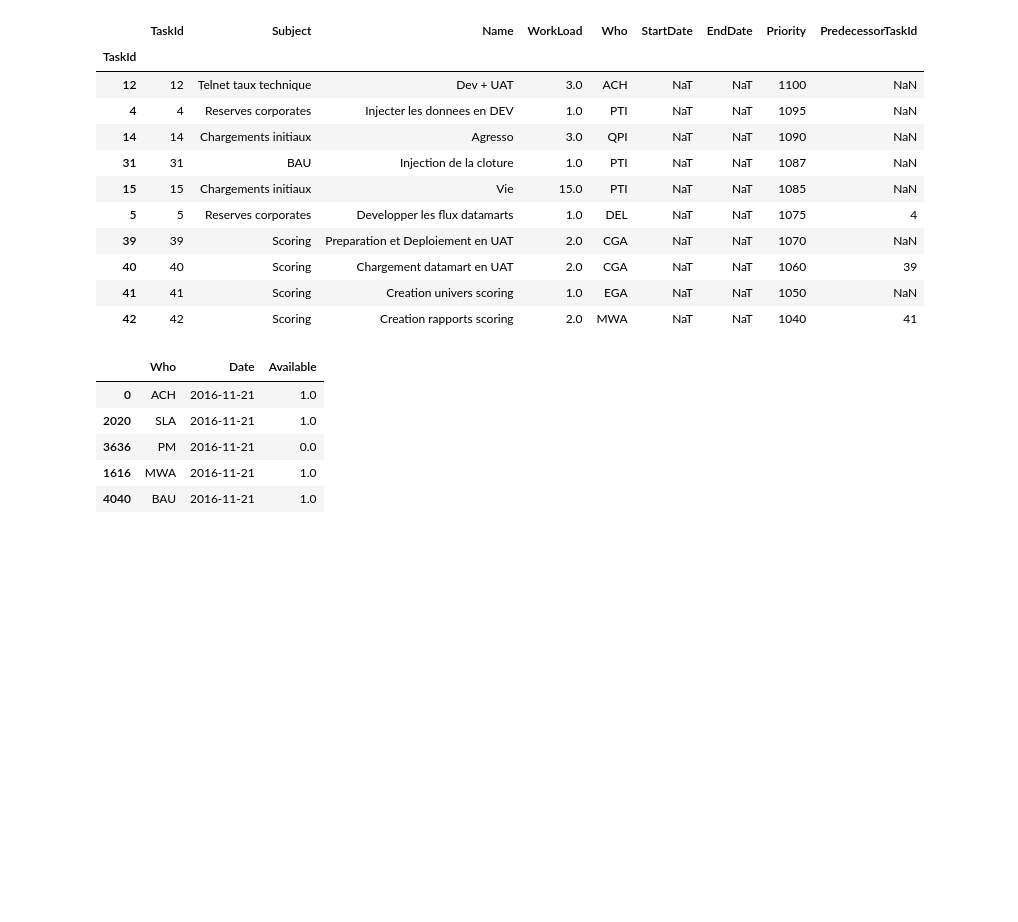
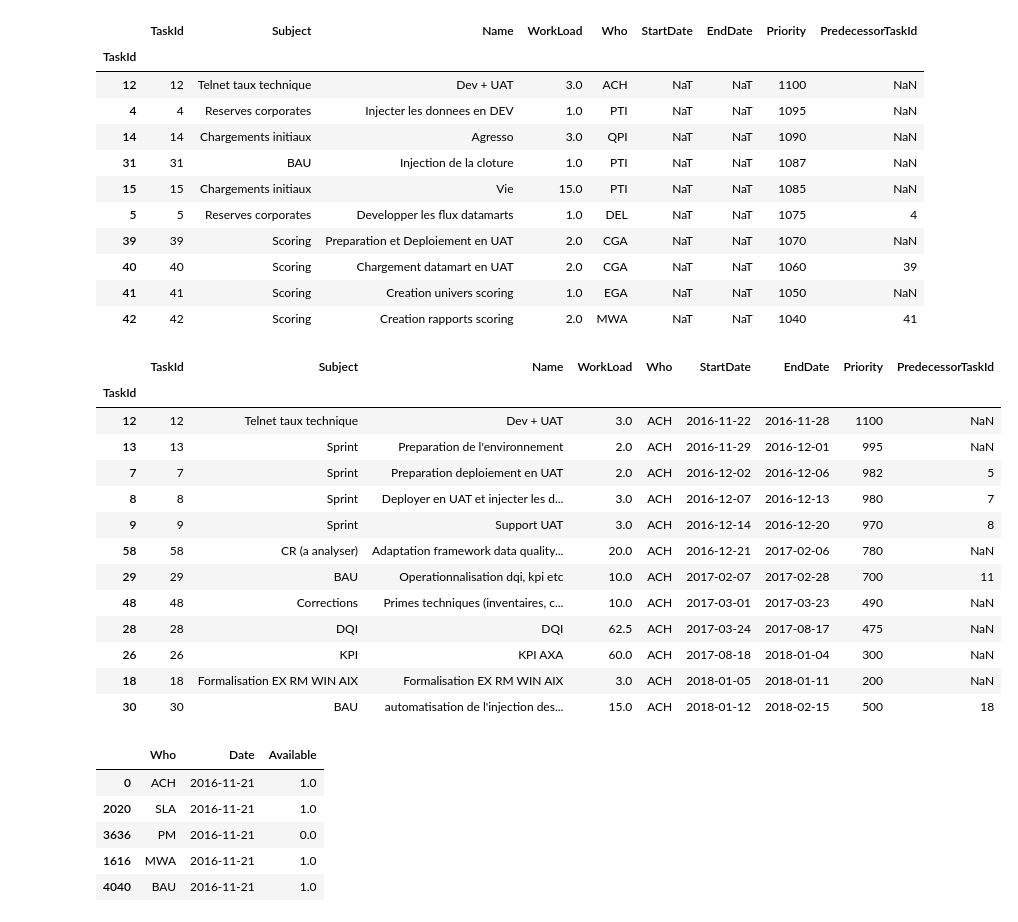
Before and after one commit to chris87DS/ProjectManagement, a Jupyter notebook: ProjectManagementTool.ipynb, the cells around one changed output. Drawn from its saved outputs; the diff is of its cells as text; code cells hidden in the pictures; blank space fills up the shorter version.

Commit message:
Data is good Added a gant by subject

```diff
--- a/ProjectManagementTool.ipynb
+++ b/ProjectManagementTool.ipynb
@@ -156,6 +156,9 @@ def ComputeOccupation(avail,tasks):
         2.3 Take the max between both
         2.4 Compute the end date, set it and the occupation matrix
     '''
+
+    lastEndDates = pd.Series(data=np.empty(len(_avail.Who.unique())),index=_avail.Who.unique())
+    lastEndDates[:]=_ProjectStartDate
     orderedTasks = OrderTasksByPriorityAndPredecessor(tasks)
     for currtask in orderedTasks.itertuples():
         #print 'The current task is : %s' %(currtask.Index)
@@ -176,11 +179,13 @@ def ComputeOccupation(avail,tasks):
             predecessorTaskEndDate=predecessorTask.EndDate
             if pd.isnull(predecessorTaskEndDate):
                 raise Exception('Couldn''t find the end date of the predecessor task',currtask.TaskId)
-        latestDate = max(predecessorTaskEndDate,previousEndDate)
+        latestDate = max(predecessorTaskEndDate,previousEndDate,lastEndDates[currtask.Who])
 
         #The task start the next day of the previous
         orderedTasks.loc[currtask.Index,'StartDate']=latestDate+_1DayTimeDelta
-        orderedTasks.loc[currtask.Index,'EndDate'] = ComputeEndDate(avail,orderedTasks.loc[currtask.Index])
+        foundEndDate=ComputeEndDate(avail,orderedTasks.loc[currtask.Index])
+        orderedTasks.loc[currtask.Index,'EndDate'] = foundEndDate
+        lastEndDates[currtask.Who]=foundEndDate
         '''print 'Dates from %s to %s '%(orderedTasks.loc[currtask.Index,'StartDate'],\
                                       orderedTasks.loc[currtask.Index,'EndDate'])'''
     return orderedTasks
@@ -249,6 +330,23 @@ _tasks.head(10)
 | 40 | 40 | Scoring | Chargement datamart en UAT | 2.0 | CGA | NaT | NaT | 1060 | 39 |
 | 41 | 41 | Scoring | Creation univers scoring | 1.0 | EGA | NaT | NaT | 1050 | NaN |
 | 42 | 42 | Scoring | Creation rapports scoring | 2.0 | MWA | NaT | NaT | 1040 | 41 |
+# %%
+_tasks[_tasks.Who=='ACH']
+# %% [output]
+|  | TaskId | Subject | Name | WorkLoad | Who | StartDate | EndDate | Priority | PredecessorTaskId |
+| TaskId |  |  |  |  |  |  |  |  |  |
+| 12 | 12 | Telnet taux technique | Dev + UAT | 3.0 | ACH | 2016-11-22 | 2016-11-28 | 1100 | NaN |
+| 13 | 13 | Sprint | Preparation de l'environnement | 2.0 | ACH | 2016-11-29 | 2016-12-01 | 995 | NaN |
+| 7 | 7 | Sprint | Preparation deploiement en UAT | 2.0 | ACH | 2016-12-02 | 2016-12-06 | 982 | 5 |
+| 8 | 8 | Sprint | Deployer en UAT et injecter les d... | 3.0 | ACH | 2016-12-07 | 2016-12-13 | 980 | 7 |
+| 9 | 9 | Sprint | Support UAT | 3.0 | ACH | 2016-12-14 | 2016-12-20 | 970 | 8 |
+| 58 | 58 | CR (a analyser) | Adaptation framework data quality... | 20.0 | ACH | 2016-12-21 | 2017-02-06 | 780 | NaN |
+| 29 | 29 | BAU | Operationnalisation dqi, kpi etc | 10.0 | ACH | 2017-02-07 | 2017-02-28 | 700 | 11 |
+| 48 | 48 | Corrections | Primes techniques (inventaires, c... | 10.0 | ACH | 2017-03-01 | 2017-03-23 | 490 | NaN |
+| 28 | 28 | DQI | DQI | 62.5 | ACH | 2017-03-24 | 2017-08-17 | 475 | NaN |
+| 26 | 26 | KPI | KPI AXA | 60.0 | ACH | 2017-08-18 | 2018-01-04 | 300 | NaN |
+| 18 | 18 | Formalisation EX RM WIN AIX | Formalisation EX RM WIN AIX | 3.0 | ACH | 2018-01-05 | 2018-01-11 | 200 | NaN |
+| 30 | 30 | BAU | automatisation de l'injection des... | 15.0 | ACH | 2018-01-12 | 2018-02-15 | 500 | 18 |
 # %%
 _avail.head(5)
 # %% [output]
```
Also changed, not shown: parts of 18 cells of this notebook, 4 other files.
